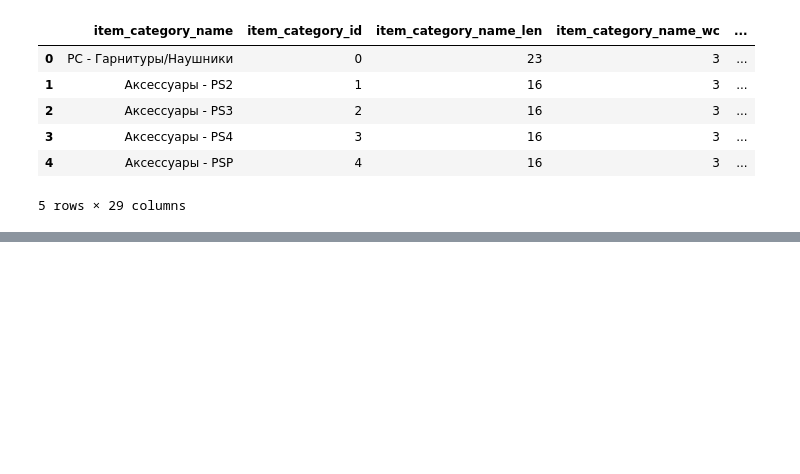
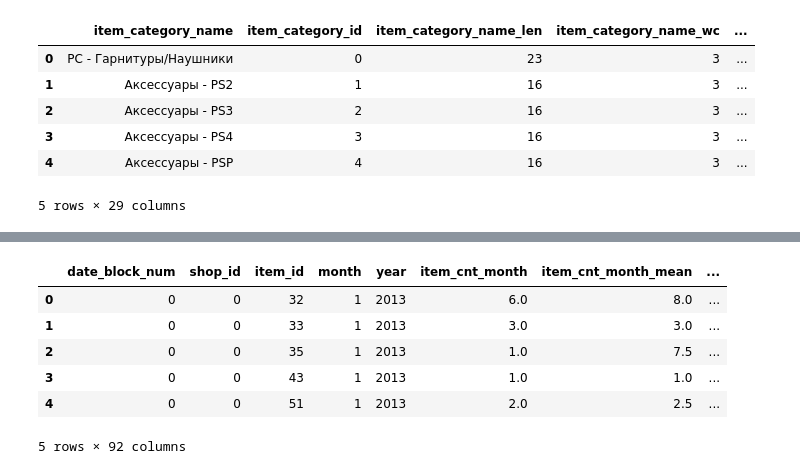
Before and after one commit to legolas140/competitive-data-science-1, a Jupyter notebook: kernels/playing-in-the-sandbox.ipynb, the cells around one changed output, grey strips where cells are left out. Cells and saved outputs as stored; diff of their text form; code cells hidden in the pictures; blank space fills up the shorter version.

```diff
--- a/kernels/playing-in-the-sandbox.ipynb
+++ b/kernels/playing-in-the-sandbox.ipynb
@@ -90,3 +90,14 @@ item_cats.head()
 | 3 | Аксессуары - PS4 | 3 | 16 | 3 | ... |
 | 4 | Аксессуары - PSP | 4 | 16 | 3 | ... |
 5 rows × 29 columns
+# %%
+#Text Features
+feature_cnt = 25
+tfidf = feature_extraction.text.TfidfVectorizer(max_features=feature_cnt)
+shops['shop_name_len'] = shops['shop_name'].map(len) #Length of Shop Name
+shops['shop_name_len'] = shops['shop_name'].map(lambda x: len(str(x).split(' '))) #Shop Name Word Count
+txtFeatures = pd.DataFrame(tfidf.fit_transform(shops['shop_name']).toarray())
+cols = txtFeatures.columns
+for i in range(feature_cnt):
+    shops['shop_name_tfidf_' + str(i)] = txtFeatures[cols[i]]
+shops.head()
@@ -92,0 +112,33 @@ item_cats.head()
+# %%
+#Make Monthly
+train['date'] = pd.to_datetime(train['date'], format='%d.%m.%Y')
+train['month'] = train['date'].dt.month
+train['year'] = train['date'].dt.year
+train = train.drop(['date', 'item_price'], axis=1)
+train = train.groupby([c for c in train.columns if c not in ['item_cnt_day']], as_index=False)[['item_cnt_day']].sum()
+train = train.rename(columns={'item_cnt_day': 'item_cnt_month'})
+#Monthly Mean
+shop_item_monthly_mean = train[['shop_id', 'item_id', 'item_cnt_month']].groupby(['shop_id', 'item_id'], as_index=False)[['item_cnt_month']].mean()
+shop_item_monthly_mean = shop_item_monthly_mean.rename(columns={'item_cnt_month': 'item_cnt_month_mean'})
+#Add Mean Feature
+train = pd.merge(train, shop_item_monthly_mean, how='left', on=['shop_id', 'item_id'])
+#Last Month (Oct 2015)
+shop_item_prev_month = train[train['date_block_num'] == 33][['shop_id', 'item_id', 'item_cnt_month']]
+shop_item_prev_month = shop_item_prev_month.rename(columns={'item_cnt_month': 'item_cnt_prev_month'})
+#Add Previous Month Feature
+train = pd.merge(train, shop_item_prev_month, how='left', on=['shop_id', 'item_id']).fillna(0.)
+#Items features
+train = pd.merge(train, items, how='left', on='item_id')
+#Item Category features
+train = pd.merge(train, item_cats, how='left', on='item_category_id')
+#Shops features
+train = pd.merge(train, shops, how='left', on='shop_id')
+train.head()
+# %% [output]
+|  | date_block_num | shop_id | item_id | month | year | item_cnt_month | item_cnt_month_mean | ... |
+| 0 | 0 | 0 | 32 | 1 | 2013 | 6.0 | 8.0 | ... |
+| 1 | 0 | 0 | 33 | 1 | 2013 | 3.0 | 3.0 | ... |
+| 2 | 0 | 0 | 35 | 1 | 2013 | 1.0 | 7.5 | ... |
+| 3 | 0 | 0 | 43 | 1 | 2013 | 1.0 | 1.0 | ... |
+| 4 | 0 | 0 | 51 | 1 | 2013 | 2.0 | 2.5 | ... |
+5 rows × 92 columns
```
Also changed, not shown: parts of 2 cells of this notebook.
